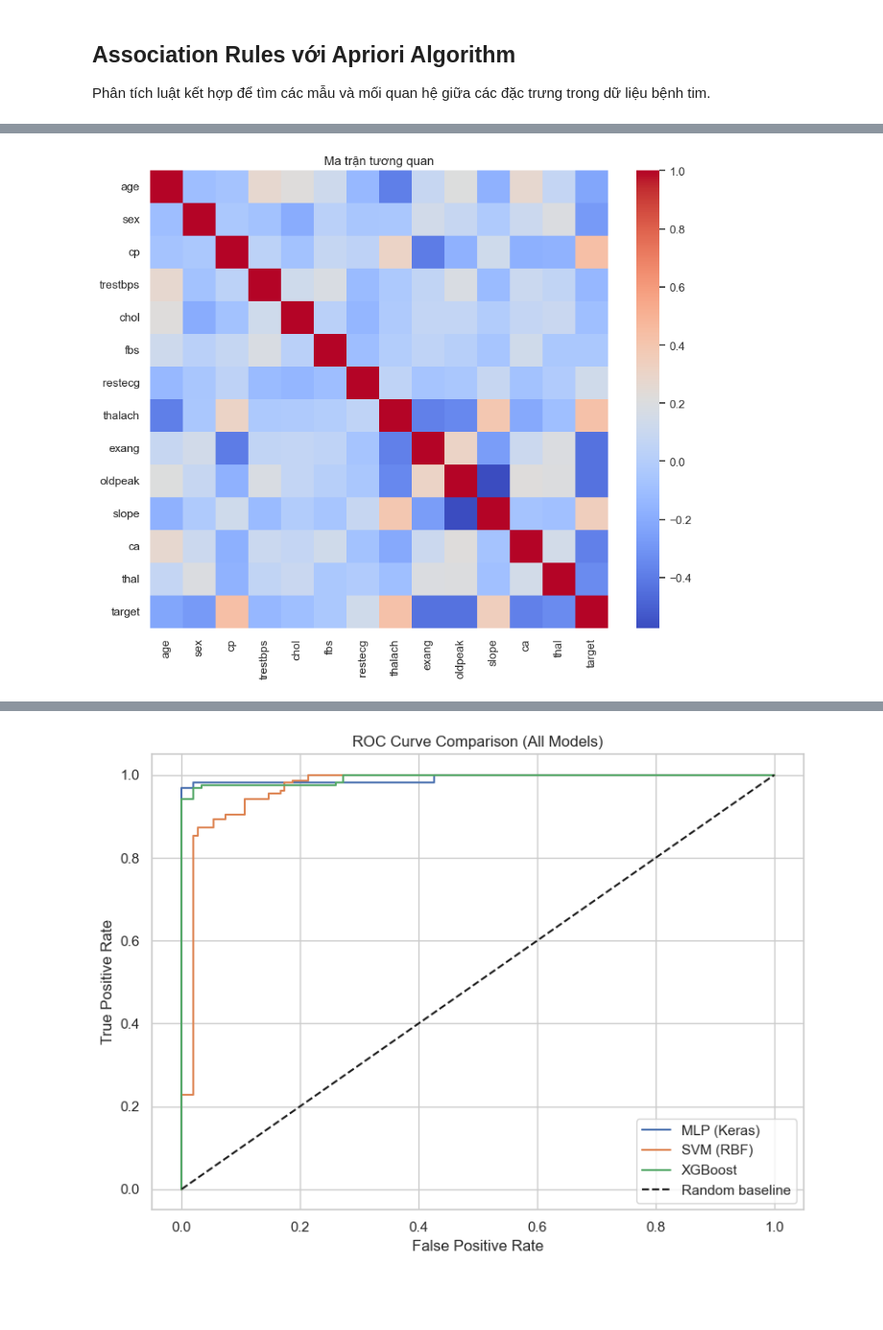
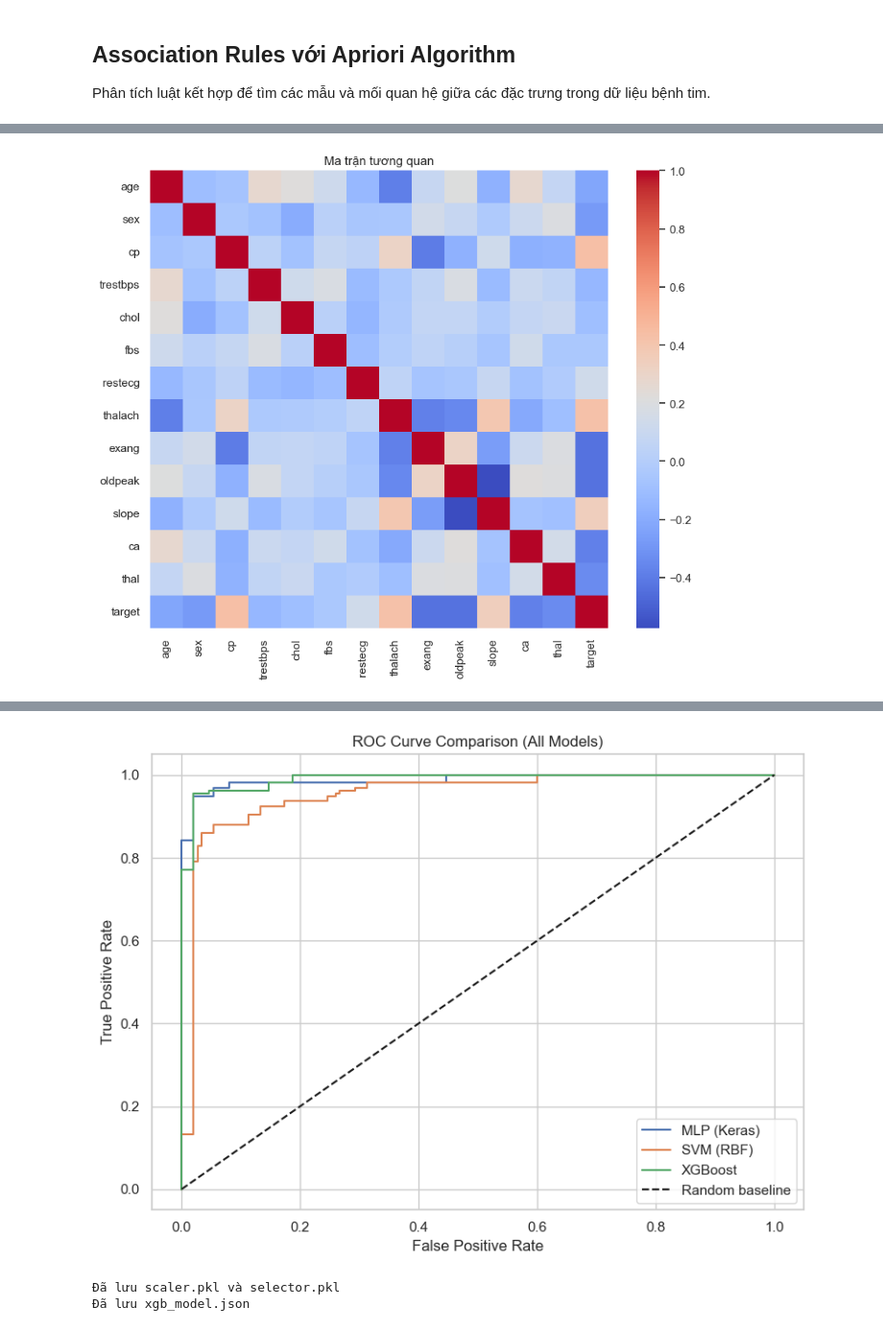
Before and after one commit to Lehuutien2908/DataMining, a Jupyter notebook: research/training_models.ipynb, the cells around one changed output, grey strips where cells are left out. Shown at 96% size. Cells and saved outputs as stored; diff of their text form; code cells hidden in the pictures; blank space fills up the shorter version.

Commit message:
fix: fix backend model

```diff
--- a/research/training_models.ipynb
+++ b/research/training_models.ipynb
@@ -28,12 +28,15 @@ from pathlib import Path
 from sklearn.model_selection import train_test_split
 from sklearn.preprocessing import StandardScaler, MinMaxScaler
 from sklearn.feature_selection import SelectKBest, mutual_info_classif
+
 from sklearn.metrics import (
     accuracy_score, precision_score, recall_score,
-    f1_score, roc_auc_score, confusion_matrix, roc_curve
+    f1_score, confusion_matrix, roc_auc_score, roc_curve
 )
+
 from sklearn.svm import SVC
 import xgboost as xgb
+
 import tensorflow as tf
 from tensorflow import keras
 
@@ -52,7 +55,7 @@ print(raw_df.describe())
 print(raw_df.isna().sum())
 
 # ============================
-# 2. EDA nhanh
+# 2. EDA nhanh (Optional)
 # ============================
 
 fig, axes = plt.subplots(1, 2, figsize=(14, 5))
@@ -82,21 +85,27 @@ X_train, X_test, y_train, y_test = train_test_split(
 print("Train/Test:", X_train.shape, X_test.shape)
 
 # ============================
-# 4. Chuẩn hoá & chọn đặc trưng
+# 4. Scale + Feature Selection (CHUẨN QUY TRÌNH)
 # ============================
 
 scaler = StandardScaler()
 selector = SelectKBest(mutual_info_classif, k=min(10, X_train.shape[1]))
 
+# Scale data
 X_train_scaled = scaler.fit_transform(X_train)
-X_test_scaled = scaler.transform(X_test)
+X_test_scaled  = scaler.transform(X_test)
 
+# Select features
 selector.fit(X_train_scaled, y_train)
+
+X_train_selected = selector.transform(X_train_scaled)
+X_test_selected  = selector.transform(X_test_scaled)
+
 selected_features = X_train.columns[selector.get_support()]
-print("Features được chọn:", list(selected_features))
+print("FEATURES CUỐI CÙNG DÙNG CHO MODEL:", list(selected_features))
 
 # ============================
-# 5. Hàm đánh giá model
+# 5. Hàm đánh giá
 # ============================
 
 def evaluate_model(name, y_true, y_prob, threshold=0.5):
@@ -124,7 +133,7 @@ roc_curves = {}
 tf.keras.utils.set_random_seed(RANDOM_STATE)
 
 mlp = keras.Sequential([
-    keras.layers.Input(shape=(X_train_scaled.shape[1],)),
+    keras.layers.Input(shape=(X_train_selected.shape[1],)),  # <=== CHUẨN 10 FEATURES
     keras.layers.Dense(64, activation="relu"),
     keras.layers.Dropout(0.2),
     keras.layers.Dense(32, activation="relu"),
@@ -136,7 +145,7 @@ mlp.compile(optimizer="adam", loss="binary_crossentropy", metrics=["accuracy"])
 early_stop = keras.callbacks.EarlyStopping(monitor="val_loss", patience=20, restore_best_weights=True)
 
 mlp.fit(
-    X_train_scaled, y_train,
+    X_train_selected, y_train,
     epochs=200,
     batch_size=32,
     validation_split=0.2,
@@ -144,23 +153,18 @@ mlp.fit(
     verbose=0
 )
 
-mlp_probs = mlp.predict(X_test_scaled).ravel()
+mlp_probs = mlp.predict(X_test_selected).ravel()
 results.append(evaluate_model("MLP (Keras)", y_test.values, mlp_probs))
 roc_curves["MLP (Keras)"] = roc_curve(y_test, mlp_probs)
 
 # ============================
-# 7. Model 2 – SVM (RBF)
+# 7. Model 2 – SVM
 # ============================
 
 svm = SVC(kernel="rbf", probability=True, random_state=RANDOM_STATE)
-svm.fit(X_train_scaled, y_train)
+svm.fit(X_train_selected, y_train)
 
-try:
-    svm_probs = svm.predict_proba(X_test_scaled)[:, 1]
-except:
-    scores = svm.decision_function(X_test_scaled)
-    svm_probs = MinMaxScaler().fit_transform(scores.reshape(-1, 1)).ravel()
-
+svm_probs = svm.predict_proba(X_test_selected)[:, 1]
 results.append(evaluate_model("SVM (RBF)", y_test.values, svm_probs))
 roc_curves["SVM (RBF)"] = roc_curve(y_test, svm_probs)
 
@@ -172,30 +176,31 @@ xgb_model = xgb.XGBClassifier(
     n_estimators=200,
     learning_rate=0.05,
     max_depth=4,
-    eval_metric='logloss',
+    eval_metric="logloss",
     early_stopping_rounds=20,
     random_state=RANDOM_STATE
 )
 
+# tạo validation riêng
 X_tr, X_val, y_tr, y_val = train_test_split(
-    X_train_scaled, y_train, test_size=0.2, random_state=RANDOM_STATE, stratify=y_train
+    X_train_selected, y_train, test_size=0.2, random_state=RANDOM_STATE, stratify=y_train
 )
 
 xgb_model.fit(X_tr, y_tr, eval_set=[(X_val, y_val)], verbose=0)
 
-xgb_probs = xgb_model.predict_proba(X_test_scaled)[:, 1]
+xgb_probs = xgb_model.predict_proba(X_test_selected)[:, 1]
 results.append(evaluate_model("XGBoost", y_test.values, xgb_probs))
 roc_curves["XGBoost"] = roc_curve(y_test, xgb_probs)
 
 # ============================
-# 9. Bảng kết quả tổng hợp
+# 9. Bảng kết quả
 # ============================
 
 results_df = pd.DataFrame(results).sort_values(by="auc", ascending=False)
 print(results_df)
 
 # ============================
-# 10. VẼ ROC 1 LẦN DUY NHẤT
+# 10. Vẽ ROC
 # ============================
 
 plt.figure(figsize=(8, 6))
@@ -210,6 +215,29 @@ plt.title("ROC Curve Comparison (All Models)")
 plt.legend()
 plt.tight_layout()
 plt.show()
+
+# ============================
+# 11. Lưu models & preprocess objects
+# ============================
+
+import joblib
+import os
+
+MODELS_DIR = Path("../backend/app/models")
+MODELS_DIR.mkdir(parents=True, exist_ok=True)
+
+joblib.dump(scaler, MODELS_DIR / "scaler.pkl")
+joblib.dump(selector, MODELS_DIR / "selector.pkl")
+print("Đã lưu scaler.pkl và selector.pkl")
+
+xgb_model.save_model(str(MODELS_DIR / "xgb_model.json"))
+print("Đã lưu xgb_model.json")
+
+mlp.save(str(MODELS_DIR / "mlp_model.h5"))
+print("Đã lưu mlp_model.h5")
+
+joblib.dump(svm, MODELS_DIR / "svm_model.pkl")
+print("Đã lưu svm_model.pkl")
 # %% [output]
    age  sex  cp  trestbps  chol  fbs  restecg  thalach  exang  oldpeak  slope  \
 0   52    1   0       125   212    0        1      168      0      1.0      2
@@ -240 +268,3 @@ Features được chọn: ['age', 'cp', 'trestbps', 'chol', 'thalach', 'exang',
-[figure, old version]
+[figure, new version]
+Đã lưu scaler.pkl và selector.pkl
+Đã lưu xgb_model.json
```
Also changed, not shown: parts of 1 cell of this notebook, 3 other files.
